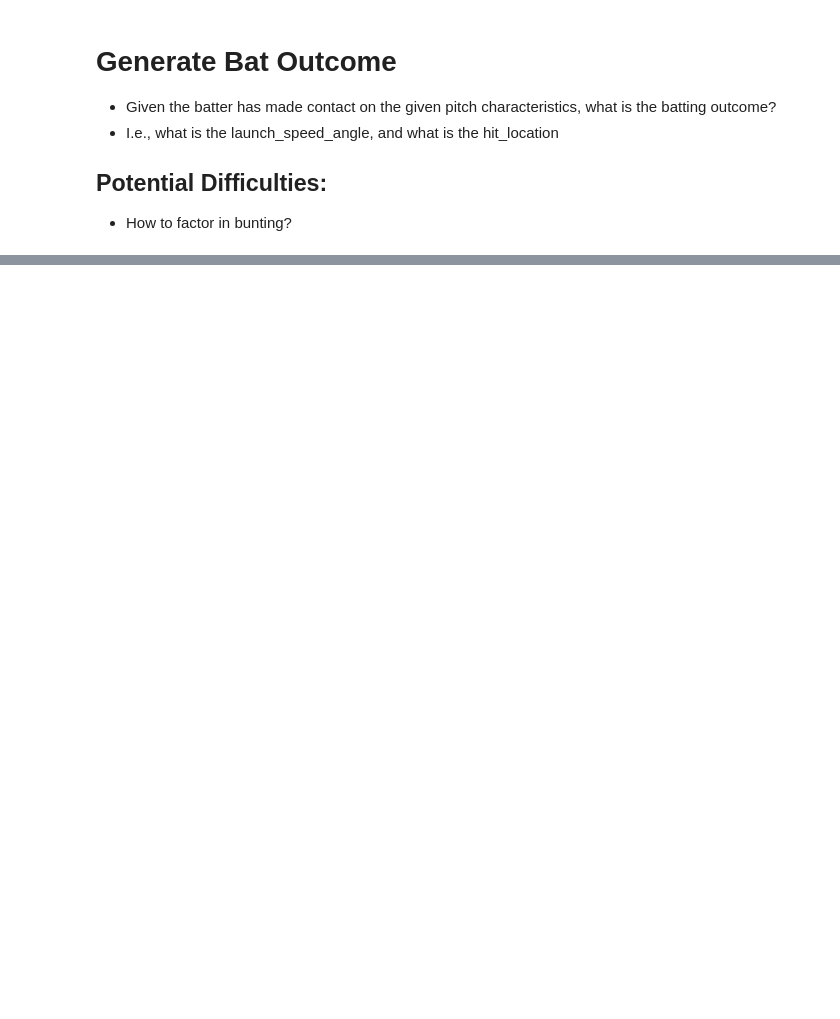
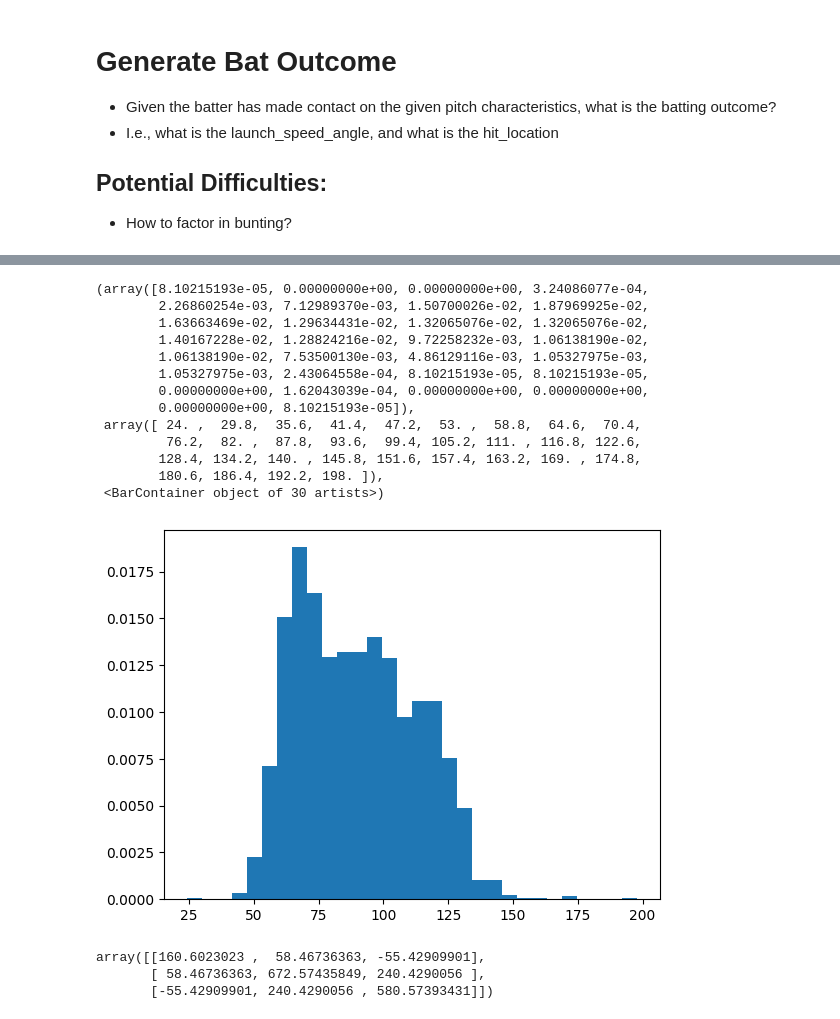
Before and after one commit to reecetec/mlb_simulator, a Jupyter notebook: notebooks/4.0-hit-outcome.ipynb, the cells around one changed output, grey strips where cells are left out. Saved outputs shown, nothing was run; the diff lists cells and outputs as text; code cells hidden in the pictures; blank space fills up the shorter version.

```diff
--- a/notebooks/4.0-hit-outcome.ipynb
+++ b/notebooks/4.0-hit-outcome.ipynb
@@ -193,0 +161,57 @@ df[['venue_name', 'extra_distance']].sort_values(by='extra_distance', ascending=
+# %%
+plt.hist(y_train['spray_angle'], bins=30, density=True)
+# %% [output]
+(array([8.10215193e-05, 0.00000000e+00, 0.00000000e+00, 3.24086077e-04,
+        2.26860254e-03, 7.12989370e-03, 1.50700026e-02, 1.87969925e-02,
+        1.63663469e-02, 1.29634431e-02, 1.32065076e-02, 1.32065076e-02,
+        1.40167228e-02, 1.28824216e-02, 9.72258232e-03, 1.06138190e-02,
+        1.06138190e-02, 7.53500130e-03, 4.86129116e-03, 1.05327975e-03,
+        1.05327975e-03, 2.43064558e-04, 8.10215193e-05, 8.10215193e-05,
+        0.00000000e+00, 1.62043039e-04, 0.00000000e+00, 0.00000000e+00,
+        0.00000000e+00, 8.10215193e-05]),
+ array([ 24. ,  29.8,  35.6,  41.4,  47.2,  53. ,  58.8,  64.6,  70.4,
+         76.2,  82. ,  87.8,  93.6,  99.4, 105.2, 111. , 116.8, 122.6,
+        128.4, 134.2, 140. , 145.8, 151.6, 157.4, 163.2, 169. , 174.8,
+        180.6, 186.4, 192.2, 198. ]),
+ <BarContainer object of 30 artists>)
+[figure, added]
+# %%
+import numpy as np
+import scipy.stats as stats
+
+# Given covariance matrix
+cov_matrix = np.cov(y_train, rowvar=False)
+
+# Number of samples to generate
+n_samples = 1000
+
+# Step 1: Generate correlated normal samples
+normal_samples = np.random.multivariate_normal(np.zeros(3), cov_matrix, size=n_samples)
+
+# Step 2: Transform normal samples to uniform using the normal CDF
+uniform_samples = stats.norm.cdf(normal_samples)
+
+# Define the CDFs and inverse CDFs (quantile functions) for your distributions
+# For example, let's assume X1 is normal, X2 is exponential, and X3 is uniform
+
+# Step 3: Transform uniform samples to the target distributions
+# Normal Distribution (X1)
+samples_X1 = stats.norm.ppf(uniform_samples[:, 0], loc=0, scale=1)
+
+# Exponential Distribution (X2)
+samples_X2 = stats.expon.ppf(uniform_samples[:, 1], scale=1)
+
+# Uniform Distribution (X3)
+samples_X3 = stats.uniform.ppf(uniform_samples[:, 2], loc=0, scale=1)
+
+# Combine samples
+correlated_samples = np.vstack((samples_X1, samples_X2, samples_X3)).T
+
+# `correlated_samples` now contains samples from the original distributions with the specified correlation
+#print(np.corrcoef(cov_matrix))
+#np.corrcoef(correlated_samples,rowvar=False)
+cov_matrix
+# %% [output]
+array([[160.6023023 ,  58.46736363, -55.42909901],
+       [ 58.46736363, 672.57435849, 240.4290056 ],
+       [-55.42909901, 240.4290056 , 580.57393431]])
```
Also changed, not shown: parts of 32 cells of this notebook, 10 other files.
